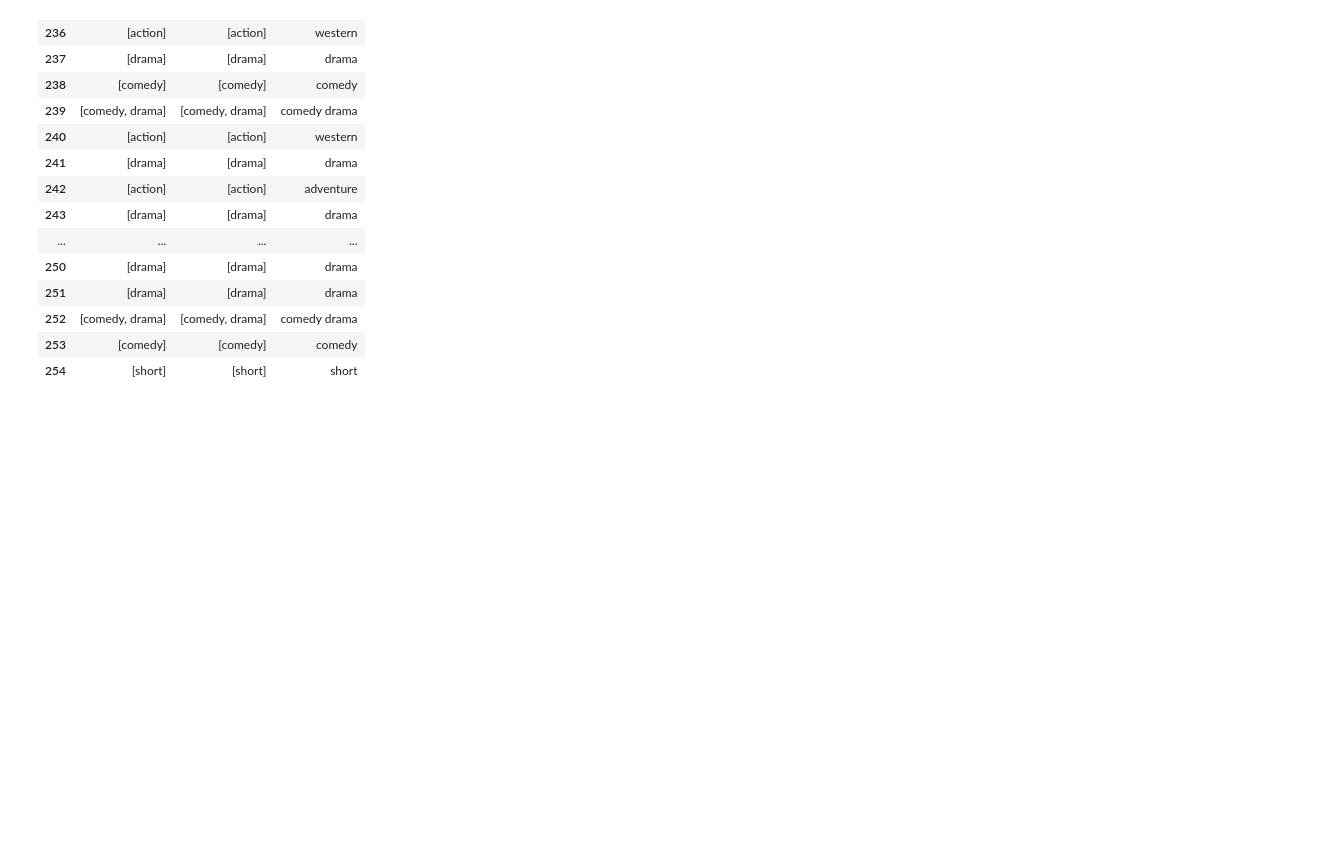
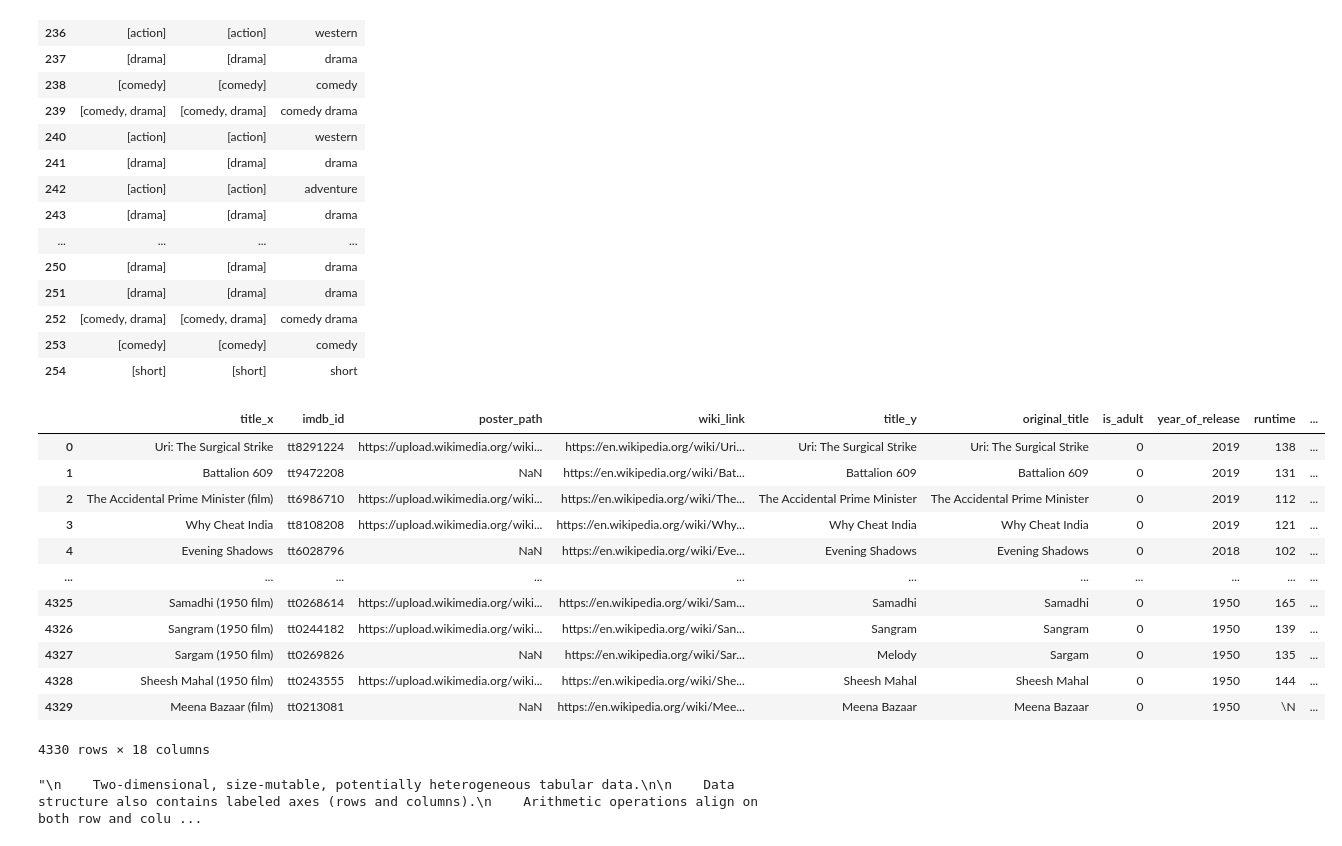
Before and after one commit to vedangj044/whattowatch, a Jupyter notebook: visualization_b.ipynb, the cells around one changed output. Drawn from its saved outputs; the diff is of its cells as text; code cells hidden in the pictures; blank space fills up the shorter version.

Commit message:
Added bollywood dataset for insights

```diff
--- a/visualization_b.ipynb
+++ b/visualization_b.ipynb
@@ -792,3 +792,26 @@ See the caveats in the documentation: https://pandas.pydata.org/pandas-docs/stab
 | 252 | [comedy, drama] | [comedy, drama] | comedy drama |
 | 253 | [comedy] | [comedy] | comedy |
 | 254 | [short] | [short] | short |
+# %%
+#Introducing the bollywood dataset
+mov_df_bolly = pd.read_csv(r'D:\Udemy Python and ML\Datasets\Movie\bollywood_full_1950-2019.csv')
+# %%
+mov_df_bolly
+# %% [output]
+|  | title_x | imdb_id | poster_path | wiki_link | title_y | original_title | is_adult | year_of_release | runtime | ... |
+| 0 | Uri: The Surgical Strike | tt8291224 | https://upload.wikimedia.org/wiki... | https://en.wikipedia.org/wiki/Uri... | Uri: The Surgical Strike | Uri: The Surgical Strike | 0 | 2019 | 138 | ... |
+| 1 | Battalion 609 | tt9472208 | NaN | https://en.wikipedia.org/wiki/Bat... | Battalion 609 | Battalion 609 | 0 | 2019 | 131 | ... |
+| 2 | The Accidental Prime Minister (film) | tt6986710 | https://upload.wikimedia.org/wiki... | https://en.wikipedia.org/wiki/The... | The Accidental Prime Minister | The Accidental Prime Minister | 0 | 2019 | 112 | ... |
+| 3 | Why Cheat India | tt8108208 | https://upload.wikimedia.org/wiki... | https://en.wikipedia.org/wiki/Why... | Why Cheat India | Why Cheat India | 0 | 2019 | 121 | ... |
+| 4 | Evening Shadows | tt6028796 | NaN | https://en.wikipedia.org/wiki/Eve... | Evening Shadows | Evening Shadows | 0 | 2018 | 102 | ... |
+| ... | ... | ... | ... | ... | ... | ... | ... | ... | ... | ... |
+| 4325 | Samadhi (1950 film) | tt0268614 | https://upload.wikimedia.org/wiki... | https://en.wikipedia.org/wiki/Sam... | Samadhi | Samadhi | 0 | 1950 | 165 | ... |
+| 4326 | Sangram (1950 film) | tt0244182 | https://upload.wikimedia.org/wiki... | https://en.wikipedia.org/wiki/San... | Sangram | Sangram | 0 | 1950 | 139 | ... |
+| 4327 | Sargam (1950 film) | tt0269826 | NaN | https://en.wikipedia.org/wiki/Sar... | Melody | Sargam | 0 | 1950 | 135 | ... |
+| 4328 | Sheesh Mahal (1950 film) | tt0243555 | https://upload.wikimedia.org/wiki... | https://en.wikipedia.org/wiki/She... | Sheesh Mahal | Sheesh Mahal | 0 | 1950 | 144 | ... |
+| 4329 | Meena Bazaar (film) | tt0213081 | NaN | https://en.wikipedia.org/wiki/Mee... | Meena Bazaar | Meena Bazaar | 0 | 1950 | \N | ... |
+4330 rows × 18 columns
+# %%
+mov_df_bolly.__doc__
+# %% [output]
+"\n    Two-dimensional, size-mutable, potentially heterogeneous tabular data.\n\n    Data structure also contains labeled axes (rows and columns).\n    Arithmetic operations align on both row and colu ...
```
Also changed, not shown: parts of 13 cells of this notebook.
